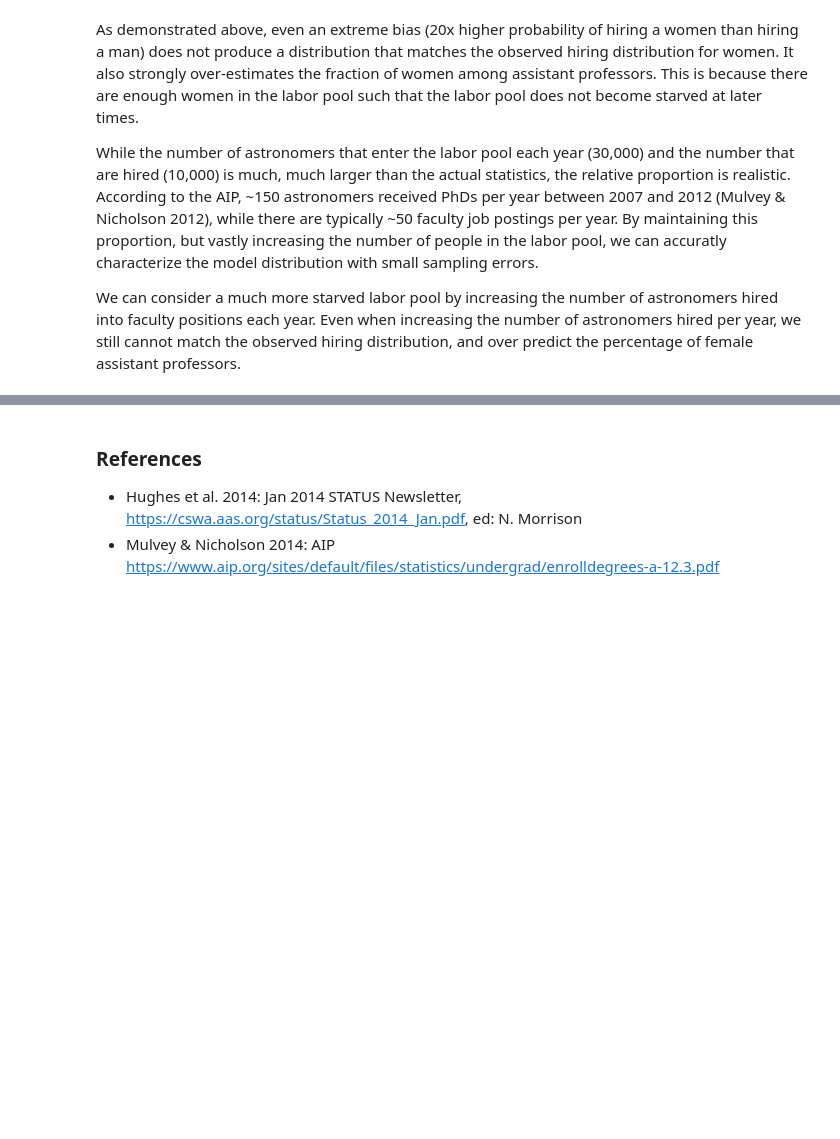
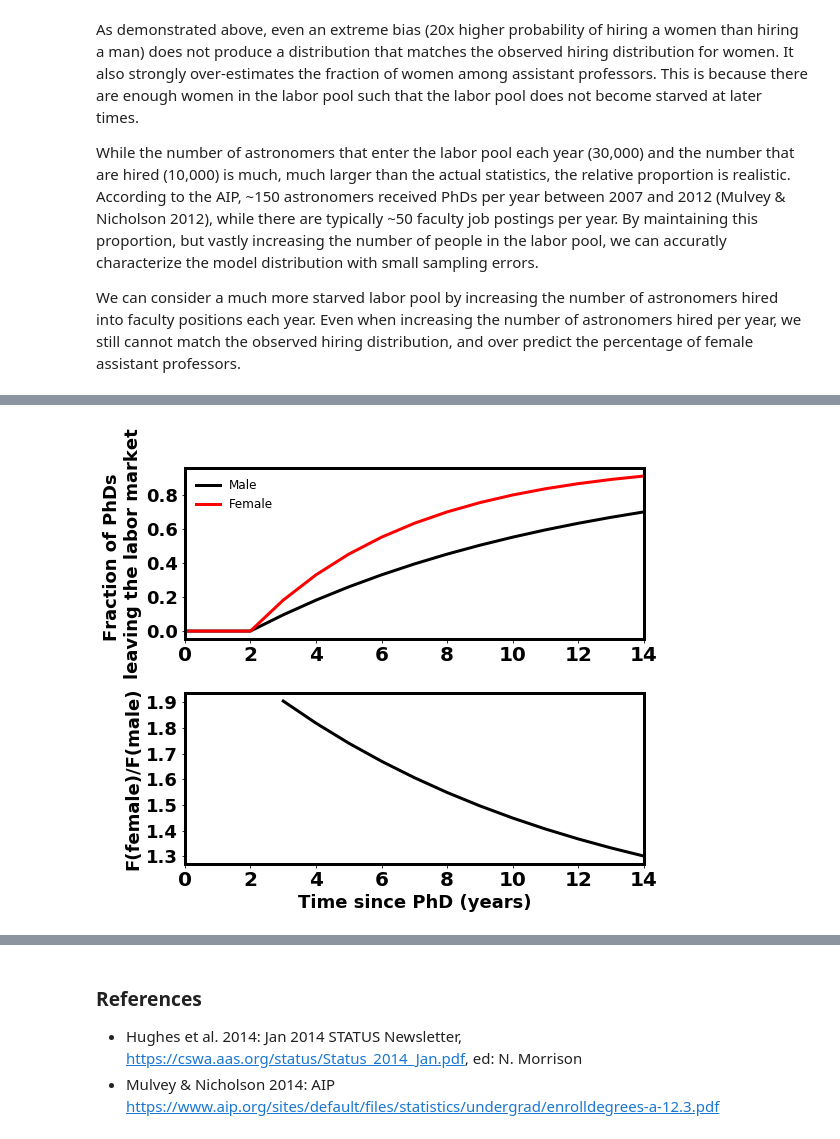
Before and after one commit to kevin-flaherty/hiring_distro, a Jupyter notebook: hiring_demo.ipynb, the cells around one changed output, grey strips where cells are left out. Cells and saved outputs as stored; diff of their text form; code cells hidden in the pictures; blank space fills up the shorter version.

```diff
--- a/hiring_demo.ipynb
+++ b/hiring_demo.ipynb
@@ -147,0 +148,5 @@ This model is able to successfully match both the male and female distribution w
+# %%
+plot_df(10.,5.)
+plt.tight_layout()
+# %% [output]
+[figure, added]
```
Also changed, not shown: parts of 12 cells of this notebook, 2 other files.
